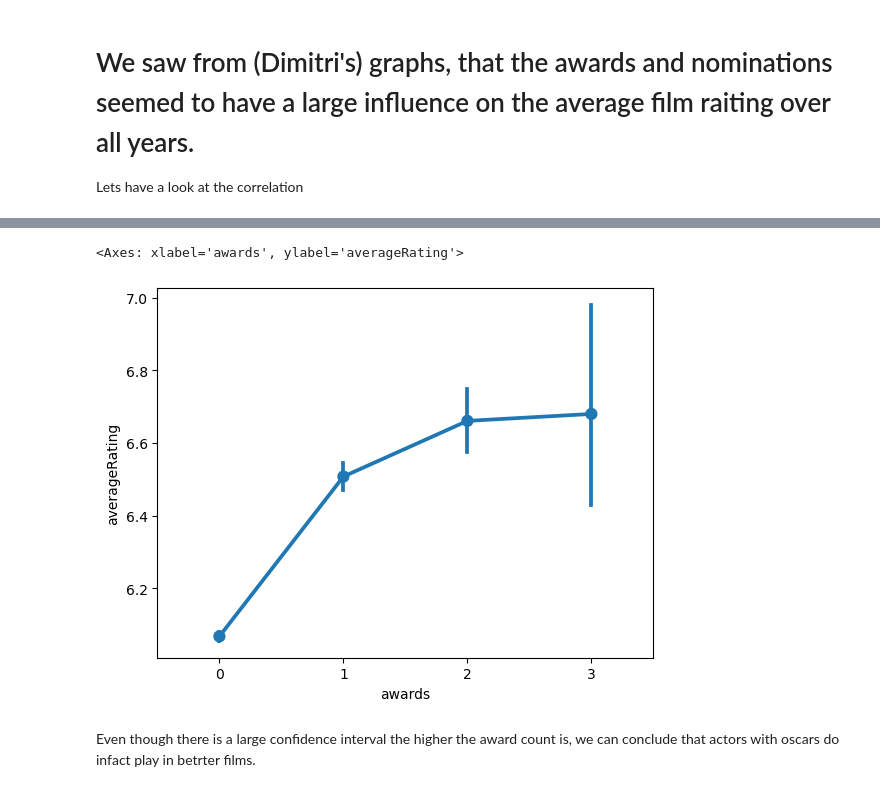
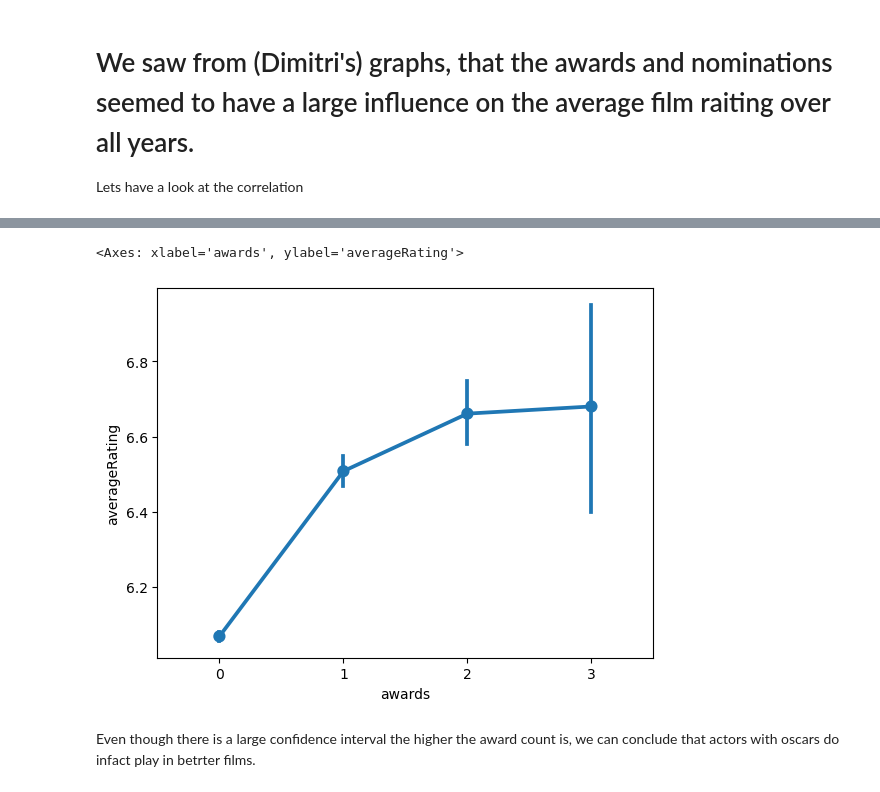
Before and after one commit to epfl-ada/ada-2023-project-dromadaire, a Jupyter notebook: ModeAnal.ipynb, the cells around one changed output, grey strips where cells are left out. Cells and saved outputs as stored; diff of their text form; code cells hidden in the pictures.

```diff
--- a/ModeAnal.ipynb
+++ b/ModeAnal.ipynb
@@ -171,8 +209,8 @@ KeyError: "['movie_count_genre'] not in index"
 # %%
-sns.pointplot(x='awards', y='averageRating', data=tmp, errorbar=('ci', 95))
+sns.pointplot(x='awards', y='averageRating', data=actors_movies, errorbar=('ci', 95))
 # %% [output]
 <Axes: xlabel='awards', ylabel='averageRating'>
-[figure, old version]
+[figure, new version]
 # %% [markdown]
 Even though there is a large confidence interval the higher the award count is, we can conclude that actors with oscars do infact play in betrter films.
 # %%
```
Also changed, not shown: parts of 16 cells of this notebook.
